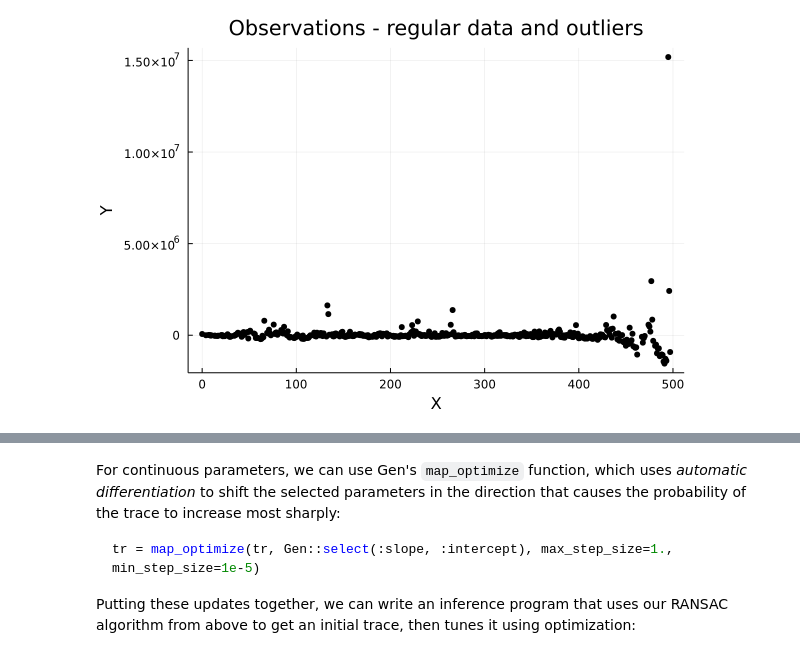
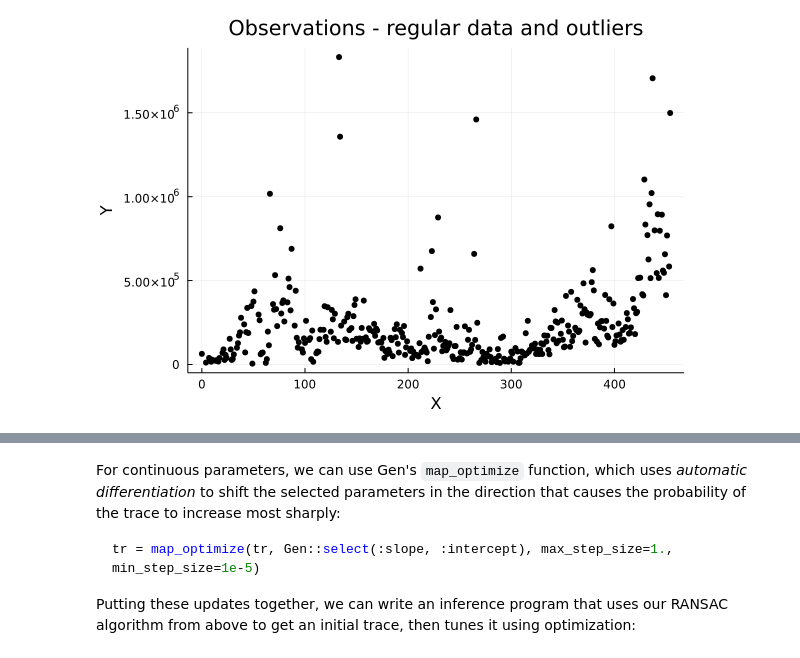
Before and after one commit to UW-Madison-DSI/PPL_OutlierPrediction, a Jupyter notebook: Code-Notebooks/Iterative inference in Gen.ipynb, the cells around one changed output, grey strips where cells are left out. Cells and saved outputs as stored; diff of their text form; code cells hidden in the pictures.

```diff
--- a/Code-Notebooks/Iterative inference in Gen.ipynb
+++ b/Code-Notebooks/Iterative inference in Gen.ipynb
@@ -49,16 +106,15 @@ visualize_trace (generic function with 1 method)
 # %%
 #using DataArrays
-dataframe = CSV.read("../Data/Proccesed/DetrendedCov.csv", DataFrame)
-#dataframe[!,:DetrendedN1] = convert.(Base.Float64,dataframe[!,:DetrendedN1])
+dataframe[!,:N1] = convert.(Base.Float64,dataframe[!,:N1])
 dataframe[!,:Date] = convert.(Base.Float64,dataframe[!,:Date])
 
-xs = dataframe."Date"
-ys = dataframe."DetrendedN1"
+xs = dataframe."Date"[1:360]
+ys = dataframe."N1"[1:360]
 
 Plots.scatter(xs, ys, color="black", xlabel="X", ylabel="Y",
               label=nothing, title="Observations - regular data and outliers")
 # %% [output]
-[figure, old version]
+[figure, new version]
 # %%
 function make_constraints(ys::Vector{Float64})
     constraints = Gen.choicemap()
```
Also changed, not shown: parts of 10 cells of this notebook, 1 other file.
